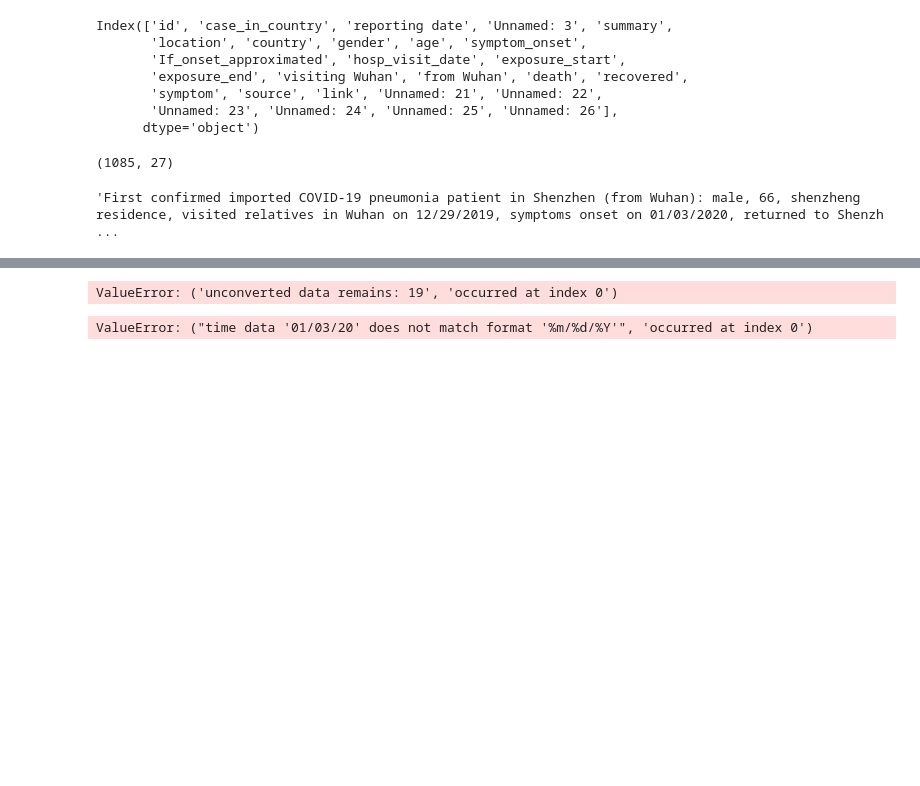
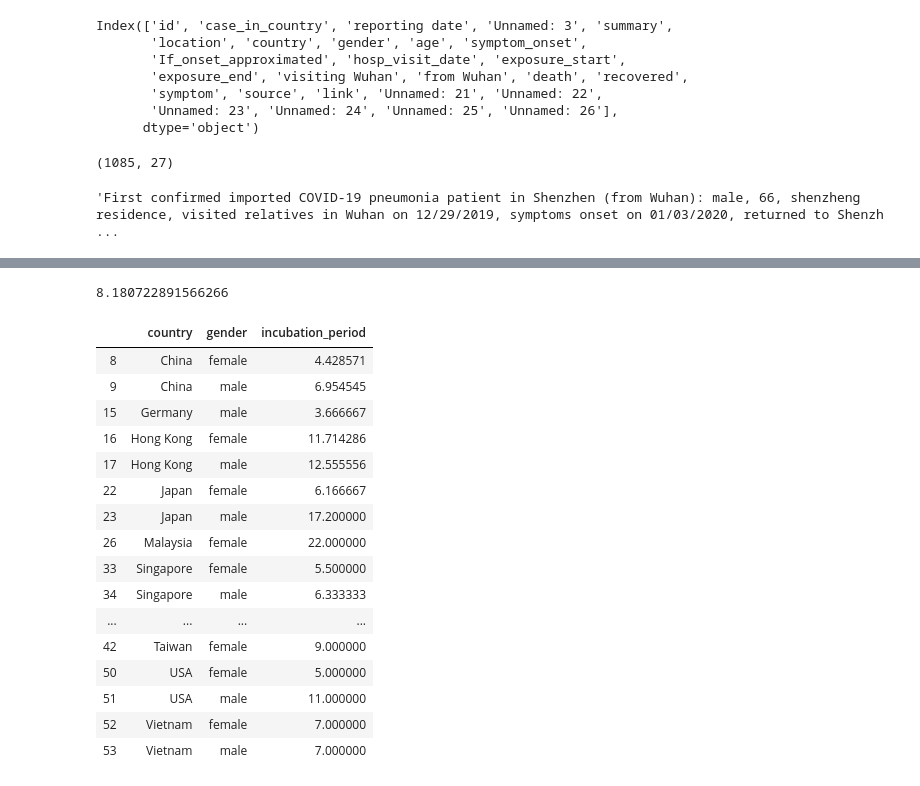
Before and after one commit to nhungle714/Data-Science-Projects, a Jupyter notebook: COVID19/Covid19_EDA.ipynb, the cells around one changed output, grey strips where cells are left out. Drawn from its saved outputs; the diff is of its cells as text; code cells hidden in the pictures; blank space fills up the shorter version.

```diff
--- a/COVID19/Covid19_EDA.ipynb
+++ b/COVID19/Covid19_EDA.ipynb
@@ -257,9 +264,5 @@ ValueError: unconverted data remains: 19
 # %%
-line_df.apply(lambda x: get_symptom(x.symptom_onset, x.exposure_start), axis=1)
+line_df['incubation_period'] = line_df.apply(lambda x: get_incubation(x['new_symptom_onset'], x['new_exposure_start']), axis=1)
-# %% [output]
-ValueError: ('unconverted data remains: 19', 'occurred at index 0')
 # %%
-line_df.apply(lambda x: (get_datetime(x['symptom_onset']) - get_datetime(x['exposure_start']) ),
-             axis=1)
+line_df['exposure_period'] = line_df.apply(lambda x: get_exposure_period(x['new_exposure_start'],
+                                                                      x['new_exposure_end']), axis=1)
-# %% [output]
-ValueError: ("time data '01/03/20' does not match format '%m/%d/%Y'", 'occurred at index 0')
@@ -267,0 +269,29 @@ df['col_3'] = df.apply(lambda x: f(x.col_1, x.col_2), axis=1)
+# %%
+line_df['incubation_period'].mean()
+# %% [output]
+8.180722891566266
+# %%
+line_df\
+.groupby(['country', 'gender'])\
+.agg({'incubation_period': 'mean'})\
+.reset_index()\
+.query('incubation_period != "Nan"')\
+.sort_values(by=['country','incubation_period'])
+# %% [output]
+|  | country | gender | incubation_period |
+| 8 | China | female | 4.428571 |
+| 9 | China | male | 6.954545 |
+| 15 | Germany | male | 3.666667 |
+| 16 | Hong Kong | female | 11.714286 |
+| 17 | Hong Kong | male | 12.555556 |
+| 22 | Japan | female | 6.166667 |
+| 23 | Japan | male | 17.200000 |
+| 26 | Malaysia | female | 22.000000 |
+| 33 | Singapore | female | 5.500000 |
+| 34 | Singapore | male | 6.333333 |
+| ... | ... | ... | ... |
+| 42 | Taiwan | female | 9.000000 |
+| 50 | USA | female | 5.000000 |
+| 51 | USA | male | 11.000000 |
+| 52 | Vietnam | female | 7.000000 |
+| 53 | Vietnam | male | 7.000000 |
```
Also changed, not shown: parts of 14 cells of this notebook.
